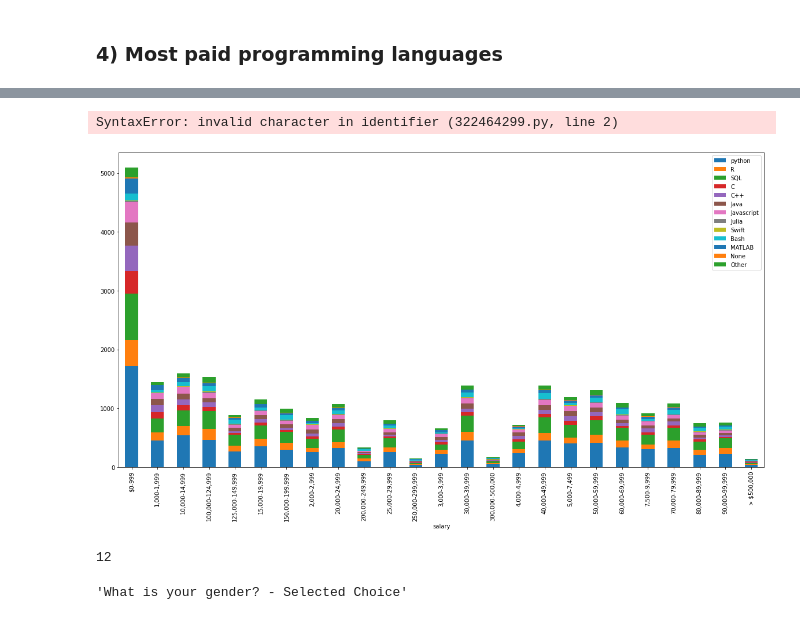
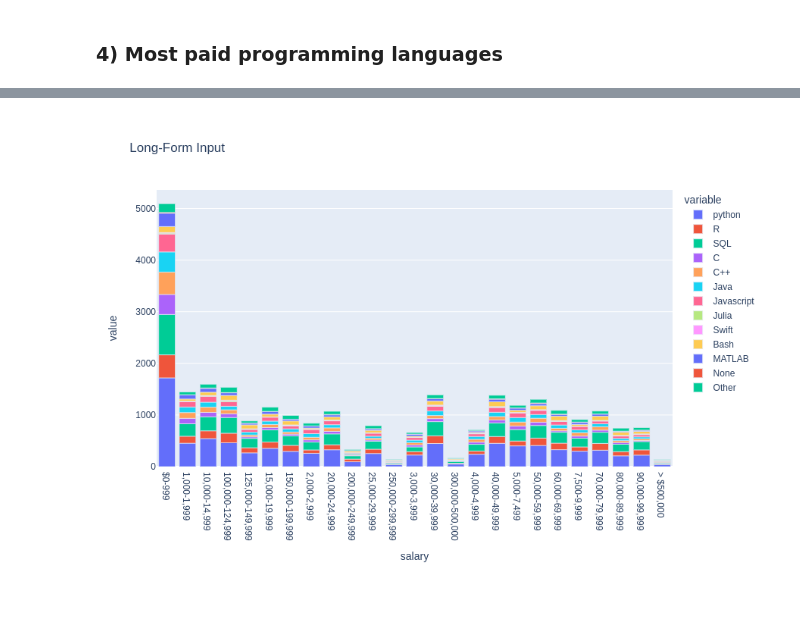
Before and after one commit to net-wizard/kaggle-survey-2020, a Jupyter notebook: notebook/kaggle-survey-2020.ipynb, the cells around one changed output, grey strips where cells are left out. Cells and saved outputs as stored; diff of their text form; code cells hidden in the pictures.

Commit message:
4 visualization

```diff
--- a/notebook/kaggle-survey-2020.ipynb
+++ b/notebook/kaggle-survey-2020.ipynb
@@ -124,44 +124,8 @@ pays
 | 80,000-89,999 | 209 | 83 | 142 | 33 | 37 | 42 | 47 | 7 | 5 | 62 | 20 | ... |
 | 90,000-99,999 | 223 | 102 | 162 | 19 | 34 | 37 | 42 | 11 | 4 | 49 | 21 | ... |
 | > $500,000 | 41 | 9 | 20 | 6 | 12 | 11 | 10 | 3 | 0 | 9 | 7 | ... |
-# %%
-x=pays["salary"]
-y=pays.drop[]
-y2=pays[“R”]
-y3=pays[“SQL”]
-y4=pays[“”]
-y5=pays[“”]
-y6=pays[“”]
-y7=pays[“”]
-y8=pays[“”]
-y9=pays[“”]
-y10=pays[“”]
-y11=pays[“”]
-y12=pays[“”]
-y13=pays[“”]
-v=m.index.values.tolist()
-for i in v:
-    y=
-
-plt.bar(x, y1, color='r')
-plt.bar(x, y2, bottom=y1, color='b')
-plt.show()
-# %% [output]
-SyntaxError: invalid character in identifier (322464299.py, line 2)
-# %%
-#x=pays["salary"]
-#y=pays.drop(["salary"], axis=1)
-
-
-ax=pays.plot.bar(stacked=True,figsize=(20,10))
-# %% [output]
-[figure, removed]
-# %%
-len(v)
-# %% [output]
-12
-# %%
-z=df.columns
-z[2]
-# %% [output]
-'What is your gender? - Selected Choice'
+# %%
+fig = px.bar(pays, title="Long-Form Input", width=1000,height=600)
+fig.show()
+# %% [output]
+[figure, added]
```
